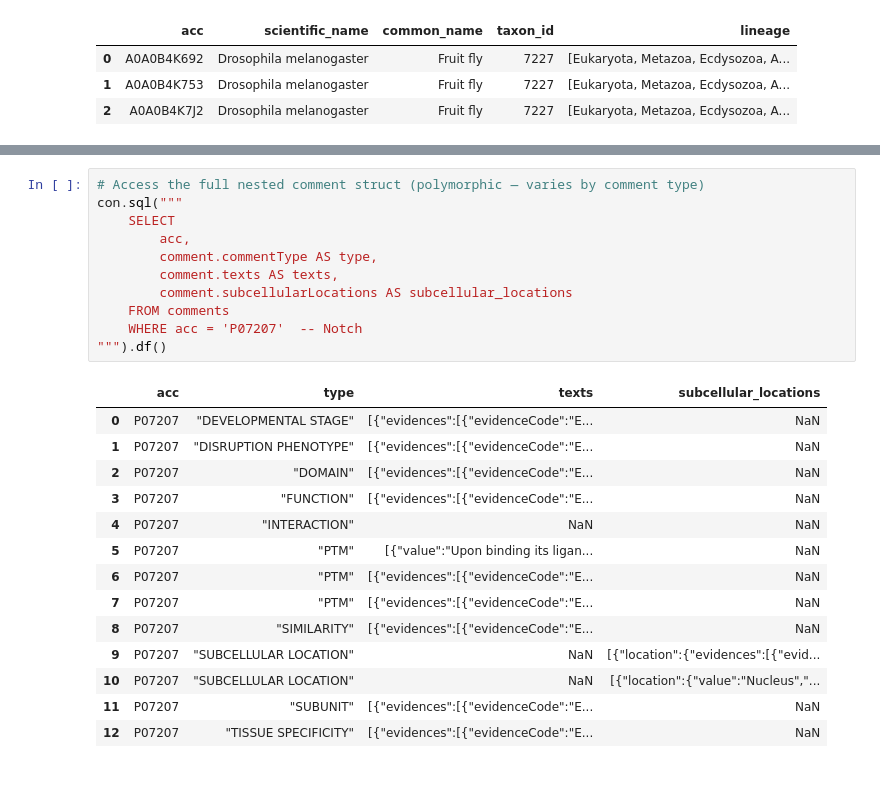
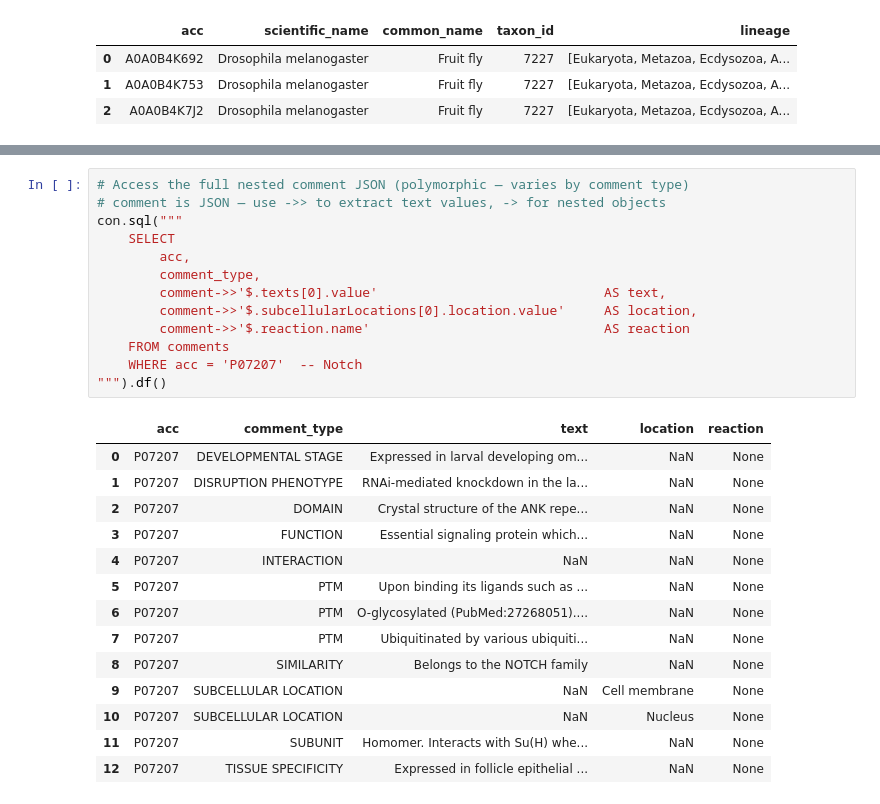
Before and after one commit to ebi-uniprot/uniprot-parquet, a Jupyter notebook: demo/demo.ipynb, the cells around one changed output, grey strips where cells are left out. Drawn from its saved outputs; the diff is of its cells as text.

```diff
--- a/demo/demo.ipynb
+++ b/demo/demo.ipynb
@@ -1051,28 +1052,30 @@ con.sql("""
 | 8 | P07207 | Sequence conflict | in Ref. 5; CAB37610 | 84 | 84 | [{'evidenceCode': 'ECO:0000305', ... |
 | 9 | P07207 | Disulfide bond |  | 85 | 94 | [{'evidenceCode': 'ECO:0000255', ... |
 # %%
-# Access the full nested comment struct (polymorphic — varies by comment type)
+# Access the full nested comment JSON (polymorphic — varies by comment type)
+# comment is JSON — use ->> to extract text values, -> for nested objects
 con.sql("""
     SELECT
         acc,
-        comment.commentType AS type,
-        comment.texts AS texts,
-        comment.subcellularLocations AS subcellular_locations
+        comment_type,
+        comment->>'$.texts[0].value'                             AS text,
+        comment->>'$.subcellularLocations[0].location.value'     AS location,
+        comment->>'$.reaction.name'                              AS reaction
     FROM comments
     WHERE acc = 'P07207'  -- Notch
 """).df()
 # %% [output]
-|  | acc | type | texts | subcellular_locations |
-| 0 | P07207 | "DEVELOPMENTAL STAGE" | [{"evidences":[{"evidenceCode":"E... | NaN |
-| 1 | P07207 | "DISRUPTION PHENOTYPE" | [{"evidences":[{"evidenceCode":"E... | NaN |
-| 2 | P07207 | "DOMAIN" | [{"evidences":[{"evidenceCode":"E... | NaN |
-| 3 | P07207 | "FUNCTION" | [{"evidences":[{"evidenceCode":"E... | NaN |
-| 4 | P07207 | "INTERACTION" | NaN | NaN |
-| 5 | P07207 | "PTM" | [{"value":"Upon binding its ligan... | NaN |
-| 6 | P07207 | "PTM" | [{"evidences":[{"evidenceCode":"E... | NaN |
-| 7 | P07207 | "PTM" | [{"evidences":[{"evidenceCode":"E... | NaN |
-| 8 | P07207 | "SIMILARITY" | [{"evidences":[{"evidenceCode":"E... | NaN |
-| 9 | P07207 | "SUBCELLULAR LOCATION" | NaN | [{"location":{"evidences":[{"evid... |
-| 10 | P07207 | "SUBCELLULAR LOCATION" | NaN | [{"location":{"value":"Nucleus","... |
-| 11 | P07207 | "SUBUNIT" | [{"evidences":[{"evidenceCode":"E... | NaN |
-| 12 | P07207 | "TISSUE SPECIFICITY" | [{"evidences":[{"evidenceCode":"E... | NaN |
+|  | acc | comment_type | text | location | reaction |
+| 0 | P07207 | DEVELOPMENTAL STAGE | Expressed in larval developing om... | NaN | None |
+| 1 | P07207 | DISRUPTION PHENOTYPE | RNAi-mediated knockdown in the la... | NaN | None |
+| 2 | P07207 | DOMAIN | Crystal structure of the ANK repe... | NaN | None |
+| 3 | P07207 | FUNCTION | Essential signaling protein which... | NaN | None |
+| 4 | P07207 | INTERACTION | NaN | NaN | None |
+| 5 | P07207 | PTM | Upon binding its ligands such as ... | NaN | None |
+| 6 | P07207 | PTM | O-glycosylated (PubMed:27268051).... | NaN | None |
+| 7 | P07207 | PTM | Ubiquitinated by various ubiquiti... | NaN | None |
+| 8 | P07207 | SIMILARITY | Belongs to the NOTCH family | NaN | None |
+| 9 | P07207 | SUBCELLULAR LOCATION | NaN | Cell membrane | None |
+| 10 | P07207 | SUBCELLULAR LOCATION | NaN | Nucleus | None |
+| 11 | P07207 | SUBUNIT | Homomer. Interacts with Su(H) whe... | NaN | None |
+| 12 | P07207 | TISSUE SPECIFICITY | Expressed in follicle epithelial ... | NaN | None |
```
Also changed, not shown: parts of 6 cells of this notebook, 12 other files.
